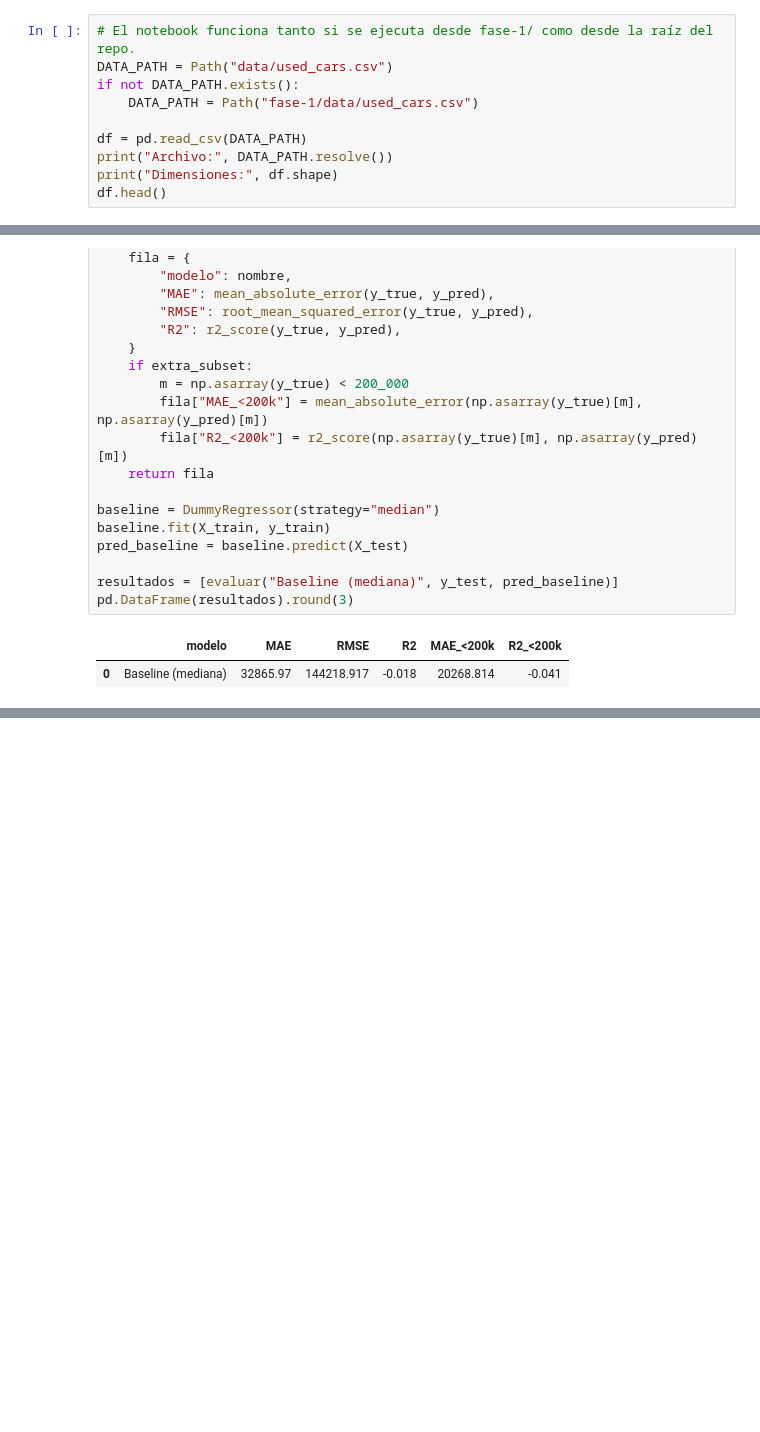
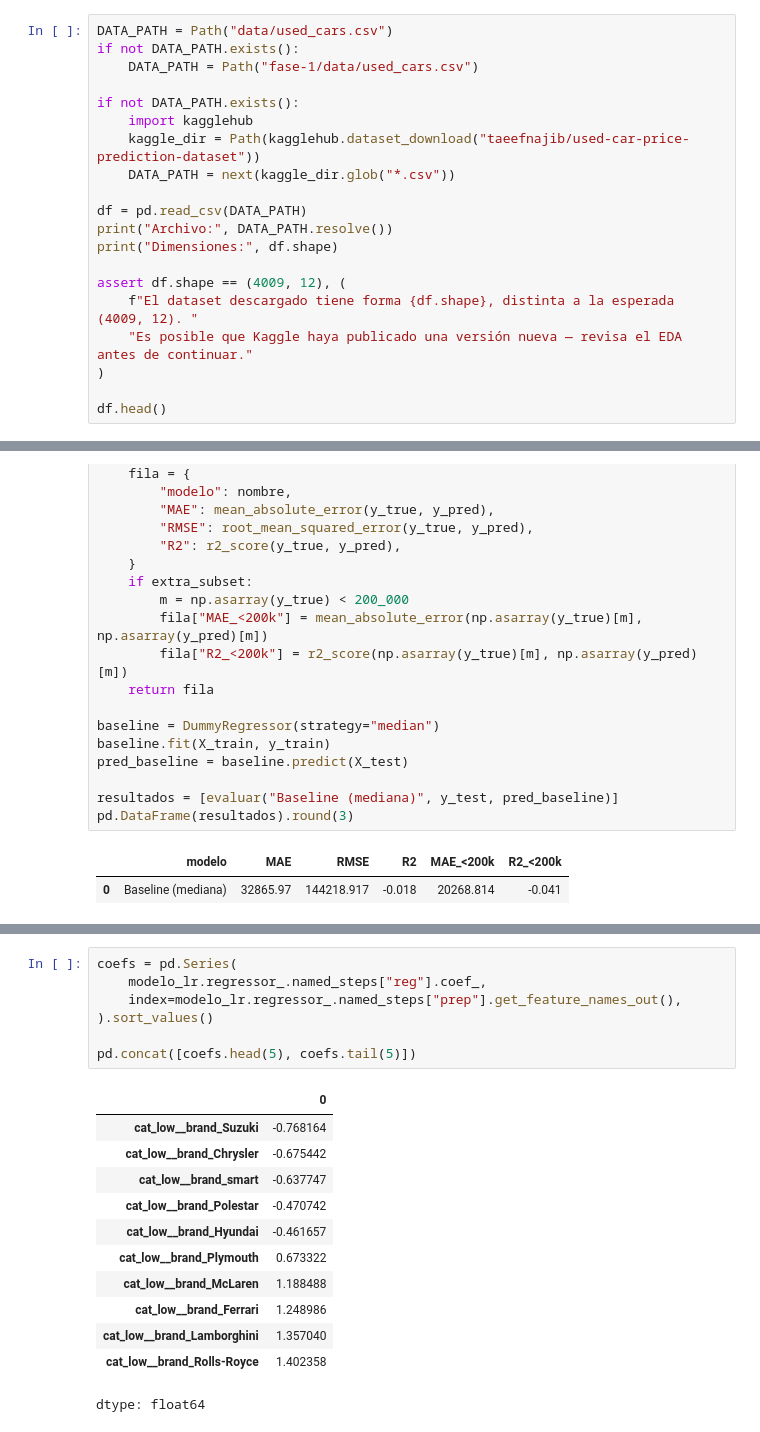
Before and after one commit to Jonathanmg1415/proyecto-modelos-simulacion, a Jupyter notebook: fase-1/notebook.ipynb, the cells around one changed output, grey strips where cells are left out. Cells and saved outputs as stored; diff of their text form; blank space fills up the shorter version.

```diff
--- a/fase-1/notebook.ipynb
+++ b/fase-1/notebook.ipynb
@@ -88,13 +98,23 @@ print("Versiones — pandas", pd.__version__, "| numpy", np.__version__,
 # %% [output]
 Versiones — pandas 2.2.3 | numpy 2.1.3 | scikit-learn 1.6.1
 # %%
-# El notebook funciona tanto si se ejecuta desde fase-1/ como desde la raíz del repo.
 DATA_PATH = Path("data/used_cars.csv")
 if not DATA_PATH.exists():
     DATA_PATH = Path("fase-1/data/used_cars.csv")
 
+if not DATA_PATH.exists():
+    import kagglehub
+    kaggle_dir = Path(kagglehub.dataset_download("taeefnajib/used-car-price-prediction-dataset"))
+    DATA_PATH = next(kaggle_dir.glob("*.csv"))
+
 df = pd.read_csv(DATA_PATH)
 print("Archivo:", DATA_PATH.resolve())
 print("Dimensiones:", df.shape)
+
+assert df.shape == (4009, 12), (
+    f"El dataset descargado tiene forma {df.shape}, distinta a la esperada (4009, 12). "
+    "Es posible que Kaggle haya publicado una versión nueva — revisa el EDA antes de continuar."
+)
+
 df.head()
 # %% [output]
@@ -650,0 +739,20 @@ pd.DataFrame(resultados).round(3)
+# %%
+coefs = pd.Series(
+    modelo_lr.regressor_.named_steps["reg"].coef_,
+    index=modelo_lr.regressor_.named_steps["prep"].get_feature_names_out(),
+).sort_values()
+
+pd.concat([coefs.head(5), coefs.tail(5)])
+# %% [output]
+|  | 0 |
+| cat_low__brand_Suzuki | -0.768164 |
+| cat_low__brand_Chrysler | -0.675442 |
+| cat_low__brand_smart | -0.637747 |
+| cat_low__brand_Polestar | -0.470742 |
+| cat_low__brand_Hyundai | -0.461657 |
+| cat_low__brand_Plymouth | 0.673322 |
+| cat_low__brand_McLaren | 1.188488 |
+| cat_low__brand_Ferrari | 1.248986 |
+| cat_low__brand_Lamborghini | 1.357040 |
+| cat_low__brand_Rolls-Royce | 1.402358 |
+dtype: float64
```
Also changed, not shown: parts of 12 cells of this notebook.
